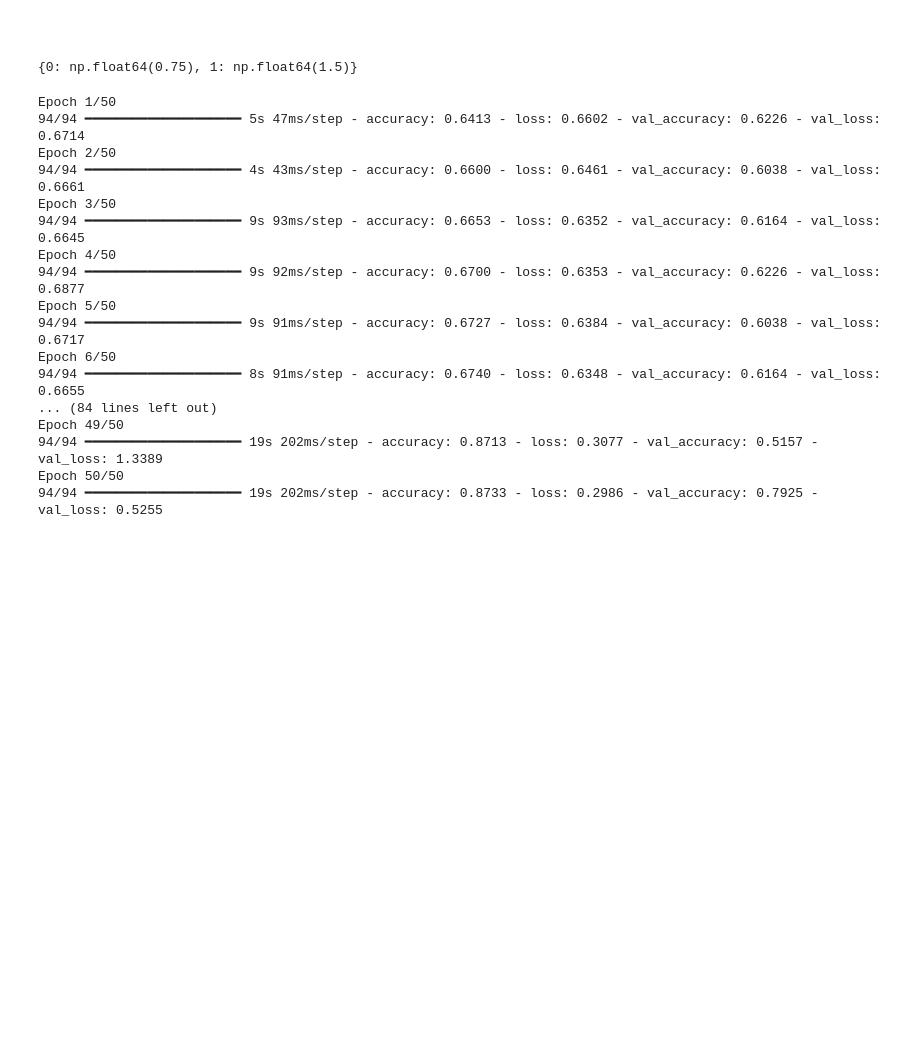
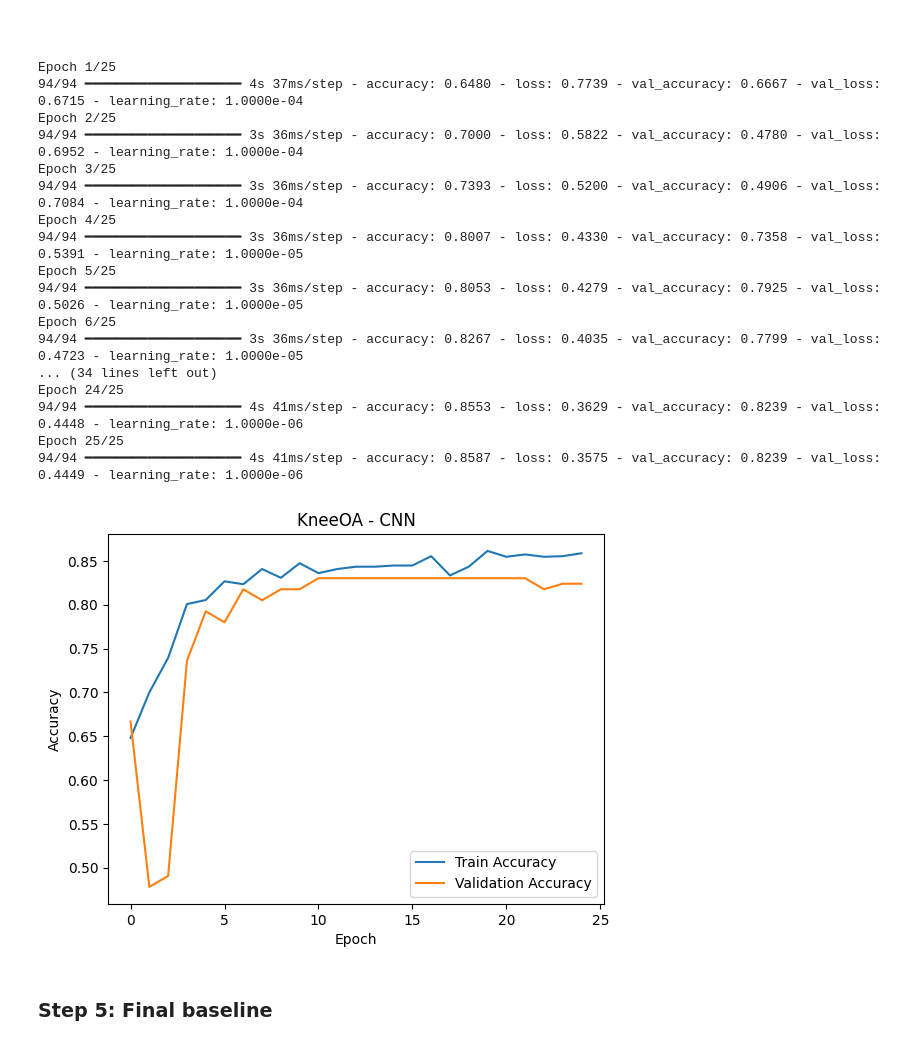
Before and after one commit to tobedebrabander/ai-project-deep-learning, a Jupyter notebook: baseline.ipynb, the cells around one changed output. Drawn from its saved outputs; the diff is of its cells as text; code cells hidden in the pictures; blank space fills up the shorter version.

```diff
--- a/baseline.ipynb
+++ b/baseline.ipynb
@@ -121,2 +123,0 @@ loss = losses.BinaryCrossentropy()
-# %%
-optimizer = optimizers.Adam(learning_rate = 0.001)
@@ -125,13 +123,0 @@ model.compile(optimizer=optimizer, loss=loss, metrics=["accuracy"])
-# %%
-from sklearn.utils.class_weight import compute_class_weight
-import numpy as np
-
-class_weights = compute_class_weight(
-    class_weight="balanced",
-    classes=np.array([0, 1]),
-    y=y_train
-)
-class_weight_dict = {0: class_weights[0], 1: class_weights[1]}
-print(class_weight_dict)  # should be something like {0: 0.75, 1: 1.5}
-# %% [output]
-{0: np.float64(0.75), 1: np.float64(1.5)}
@@ -138,31 +158,41 @@ print(class_weight_dict)  # should be something like {0: 0.75, 1: 1.5}
+# %%
+from keras.callbacks import ReduceLROnPlateau
+
+#callback to reduce learning rate when validation loss plateaus to help convergence
+reduce_lr = ReduceLROnPlateau(
+    monitor="val_loss", factor=0.2, patience=3, min_lr=1e-6, verbose=1
+)
 # %%
+keras.backend.clear_session()
+model = build_model()
 history = model.fit(
     X_train,
     y_train,
     batch_size=16,
-    epochs=50,
+    epochs=25,
     validation_data=(X_val, y_val),
+    callbacks=[reduce_lr],
 )
 # %% [output]
-Epoch 1/50
-94/94 ━━━━━━━━━━━━━━━━━━━━ 5s 47ms/step - accuracy: 0.6413 - loss: 0.6602 - val_accuracy: 0.6226 - val_loss: 0.6714
-Epoch 2/50
-94/94 ━━━━━━━━━━━━━━━━━━━━ 4s 43ms/step - accuracy: 0.6600 - loss: 0.6461 - val_accuracy: 0.6038 - val_loss: 0.6661
-Epoch 3/50
-94/94 ━━━━━━━━━━━━━━━━━━━━ 9s 93ms/step - accuracy: 0.6653 - loss: 0.6352 - val_accuracy: 0.6164 - val_loss: 0.6645
-Epoch 4/50
-94/94 ━━━━━━━━━━━━━━━━━━━━ 9s 92ms/step - accuracy: 0.6700 - loss: 0.6353 - val_accuracy: 0.6226 - val_loss: 0.6877
-Epoch 5/50
-94/94 ━━━━━━━━━━━━━━━━━━━━ 9s 91ms/step - accuracy: 0.6727 - loss: 0.6384 - val_accuracy: 0.6038 - val_loss: 0.6717
-Epoch 6/50
-94/94 ━━━━━━━━━━━━━━━━━━━━ 8s 91ms/step - accuracy: 0.6740 - loss: 0.6348 - val_accuracy: 0.6164 - val_loss: 0.6655
-... (84 lines left out)
-Epoch 49/50
-94/94 ━━━━━━━━━━━━━━━━━━━━ 19s 202ms/step - accuracy: 0.8713 - loss: 0.3077 - val_accuracy: 0.5157 - val_loss: 1.3389
-Epoch 50/50
-94/94 ━━━━━━━━━━━━━━━━━━━━ 19s 202ms/step - accuracy: 0.8733 - loss: 0.2986 - val_accuracy: 0.7925 - val_loss: 0.5255
+Epoch 1/25
+94/94 ━━━━━━━━━━━━━━━━━━━━ 4s 37ms/step - accuracy: 0.6480 - loss: 0.7739 - val_accuracy: 0.6667 - val_loss: 0.6715 - learning_rate: 1.0000e-04
+Epoch 2/25
+94/94 ━━━━━━━━━━━━━━━━━━━━ 3s 36ms/step - accuracy: 0.7000 - loss: 0.5822 - val_accuracy: 0.4780 - val_loss: 0.6952 - learning_rate: 1.0000e-04
+Epoch 3/25
+94/94 ━━━━━━━━━━━━━━━━━━━━ 3s 36ms/step - accuracy: 0.7393 - loss: 0.5200 - val_accuracy: 0.4906 - val_loss: 0.7084 - learning_rate: 1.0000e-04
+Epoch 4/25
+94/94 ━━━━━━━━━━━━━━━━━━━━ 3s 36ms/step - accuracy: 0.8007 - loss: 0.4330 - val_accuracy: 0.7358 - val_loss: 0.5391 - learning_rate: 1.0000e-05
+Epoch 5/25
+94/94 ━━━━━━━━━━━━━━━━━━━━ 3s 36ms/step - accuracy: 0.8053 - loss: 0.4279 - val_accuracy: 0.7925 - val_loss: 0.5026 - learning_rate: 1.0000e-05
+Epoch 6/25
+94/94 ━━━━━━━━━━━━━━━━━━━━ 3s 36ms/step - accuracy: 0.8267 - loss: 0.4035 - val_accuracy: 0.7799 - val_loss: 0.4723 - learning_rate: 1.0000e-05
+... (34 lines left out)
+Epoch 24/25
+94/94 ━━━━━━━━━━━━━━━━━━━━ 4s 41ms/step - accuracy: 0.8553 - loss: 0.3629 - val_accuracy: 0.8239 - val_loss: 0.4448 - learning_rate: 1.0000e-06
+Epoch 25/25
+94/94 ━━━━━━━━━━━━━━━━━━━━ 4s 41ms/step - accuracy: 0.8587 - loss: 0.3575 - val_accuracy: 0.8239 - val_loss: 0.4449 - learning_rate: 1.0000e-06
 # %%
-def plot_training_history(history, ax=None, title=None):
+def plot_training_history_with_val(history, ax=None, title=None):
     if ax is None:
         _, ax = plt.subplots()
     ax.plot(history.history["accuracy"], label="Train Accuracy")
@@ -172,3 +202,10 @@ def plot_training_history(history, ax=None, title=None):
     ax.set_title(title)
     ax.legend(loc="lower right")
     return ax
+# %%
+plot_training_history_with_val(history, title="KneeOA - CNN")
+plt.show()
+# %% [output]
+[figure, added]
+# %% [markdown]
+### Step 5: Final baseline
```
Also changed, not shown: parts of 26 cells of this notebook, 2 other files.
